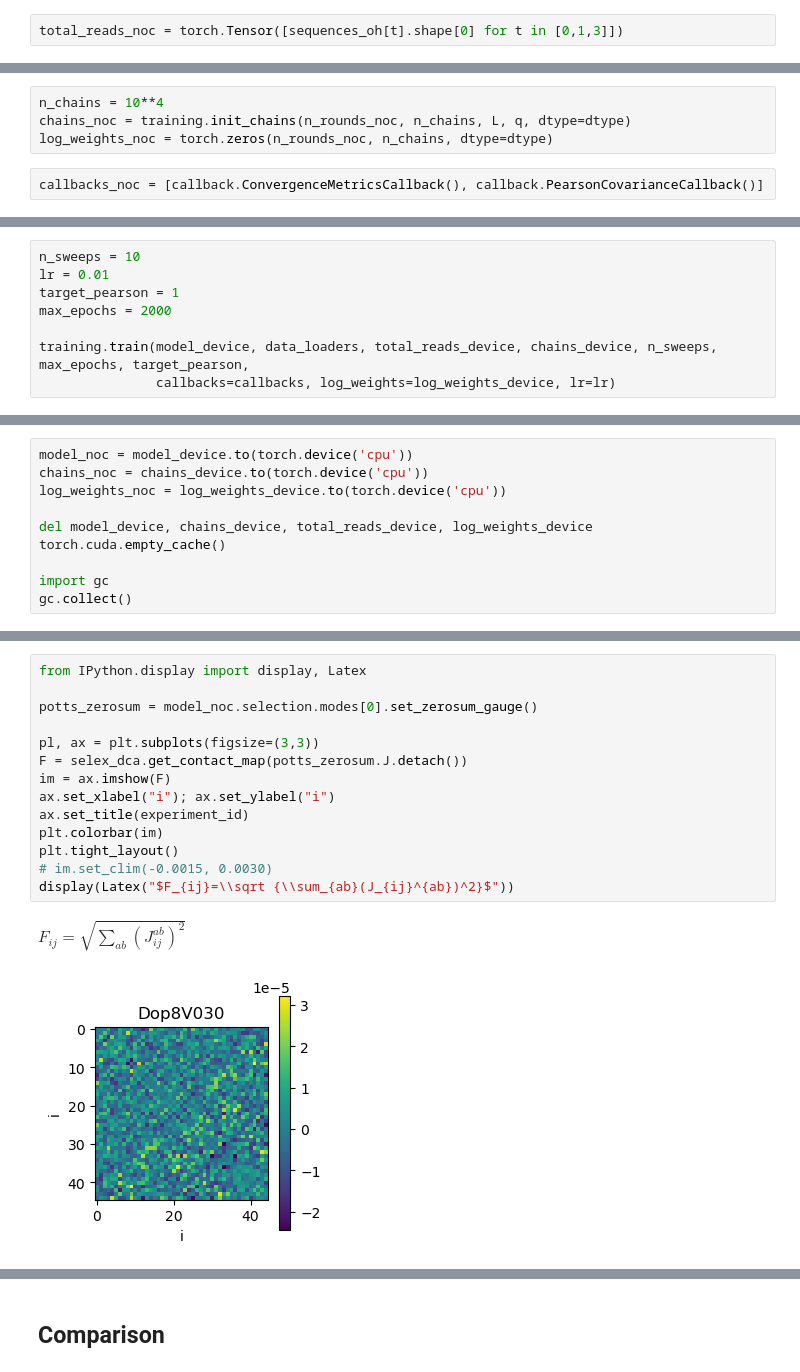
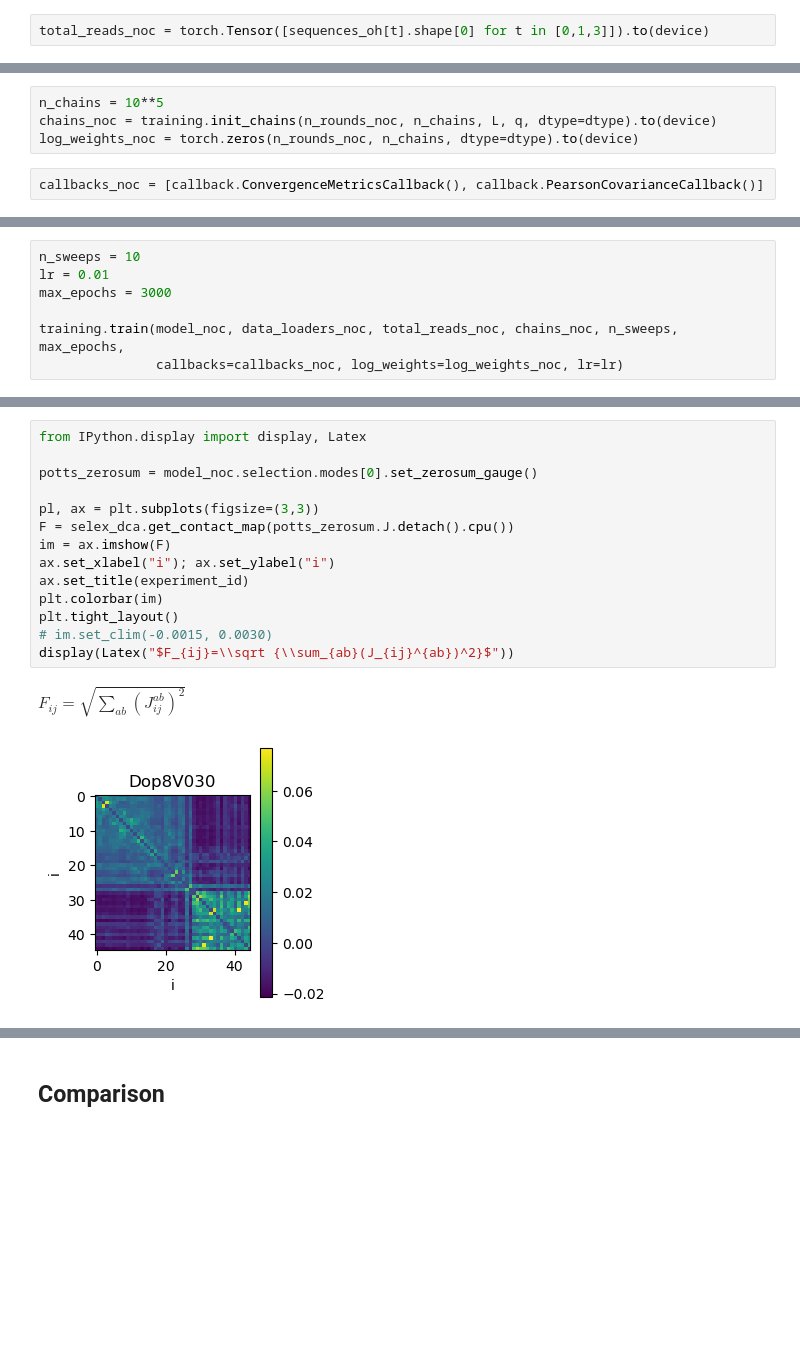
Before and after one commit to stecrotti/Aptamer2025py, a Jupyter notebook: beads.ipynb, the cells around one changed output, grey strips where cells are left out. Cells and saved outputs as stored; diff of their text form; blank space fills up the shorter version.

```diff
--- a/beads.ipynb
+++ b/beads.ipynb
@@ -167,7 +145,7 @@ model_noc = selex_distribution.MultiRoundDistribution(Ns0_noc, ps_noc, tr_noc, s
 # %% [markdown]
 Here we only select for unbound and target, and do not use the control round
 # %%
-total_reads_noc = torch.Tensor([sequences_oh[t].shape[0] for t in [0,1,3]])
+total_reads_noc = torch.Tensor([sequences_oh[t].shape[0] for t in [0,1,3]]).to(device)
 # %%
 # device = torch.device('cpu')
 # %%
@@ -175,8 +153,8 @@ batch_size = 10**6
 data_loaders_noc = [data_loading.SelexRoundDataLoader(sequences_oh[t], batch_size=batch_size, device=device) for t in [0,1,3]]
 # n_rounds = len(data_loaders_noc)
 # %%
-n_chains = 10**4
-chains_noc = training.init_chains(n_rounds_noc, n_chains, L, q, dtype=dtype)
-log_weights_noc = torch.zeros(n_rounds_noc, n_chains, dtype=dtype)
+n_chains = 10**5
+chains_noc = training.init_chains(n_rounds_noc, n_chains, L, q, dtype=dtype).to(device)
+log_weights_noc = torch.zeros(n_rounds_noc, n_chains, dtype=dtype).to(device)
 # %%
 callbacks_noc = [callback.ConvergenceMetricsCallback(), callback.PearsonCovarianceCallback()]
@@ -188,8 +161,7 @@ log_weights_device = log_weights_noc.to(device)
 # %%
 n_sweeps = 10
 lr = 0.01
-target_pearson = 1
-max_epochs = 2000
+max_epochs = 3000
 
-training.train(model_device, data_loaders, total_reads_device, chains_device, n_sweeps, max_epochs, target_pearson,
-               callbacks=callbacks, log_weights=log_weights_device, lr=lr)
+training.train(model_noc, data_loaders_noc, total_reads_noc, chains_noc, n_sweeps, max_epochs,
+               callbacks=callbacks_noc, log_weights=log_weights_noc, lr=lr)
@@ -198,13 +168,3 @@ training.train(model_device, data_loaders, total_reads_device, chains_device, n_
-# %%
-model_noc = model_device.to(torch.device('cpu'))
-chains_noc = chains_device.to(torch.device('cpu'))
-log_weights_noc = log_weights_device.to(torch.device('cpu'))
-
-del model_device, chains_device, total_reads_device, log_weights_device
-torch.cuda.empty_cache()
-
-import gc
-gc.collect()
 # %%
 callbacks_noc[0].plot();
 # %% [output]
@@ -212,18 +176,18 @@ callbacks_noc[0].plot();
 # %%
 from IPython.display import display, Latex
 
 potts_zerosum = model_noc.selection.modes[0].set_zerosum_gauge()
 
 pl, ax = plt.subplots(figsize=(3,3))
-F = selex_dca.get_contact_map(potts_zerosum.J.detach())
+F = selex_dca.get_contact_map(potts_zerosum.J.detach().cpu())
 im = ax.imshow(F)
 ax.set_xlabel("i"); ax.set_ylabel("i")
 ax.set_title(experiment_id)
 plt.colorbar(im)
 plt.tight_layout()
 # im.set_clim(-0.0015, 0.0030)
 display(Latex("$F_{ij}=\\sqrt {\\sum_{ab}(J_{ij}^{ab})^2}$"))
 # %% [output]
 $F_{ij}=\sqrt {\sum_{ab}(J_{ij}^{ab})^2}$
-[figure, old version]
+[figure, new version]
 # %%
```
Also changed, not shown: parts of 25 cells of this notebook, 4 other files.
